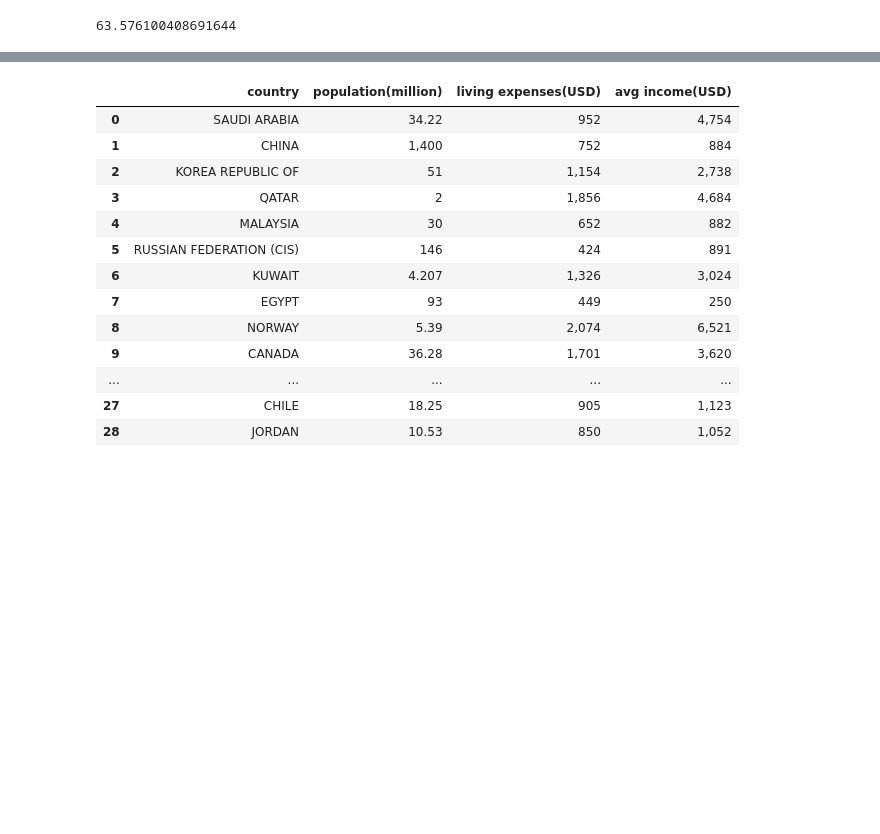
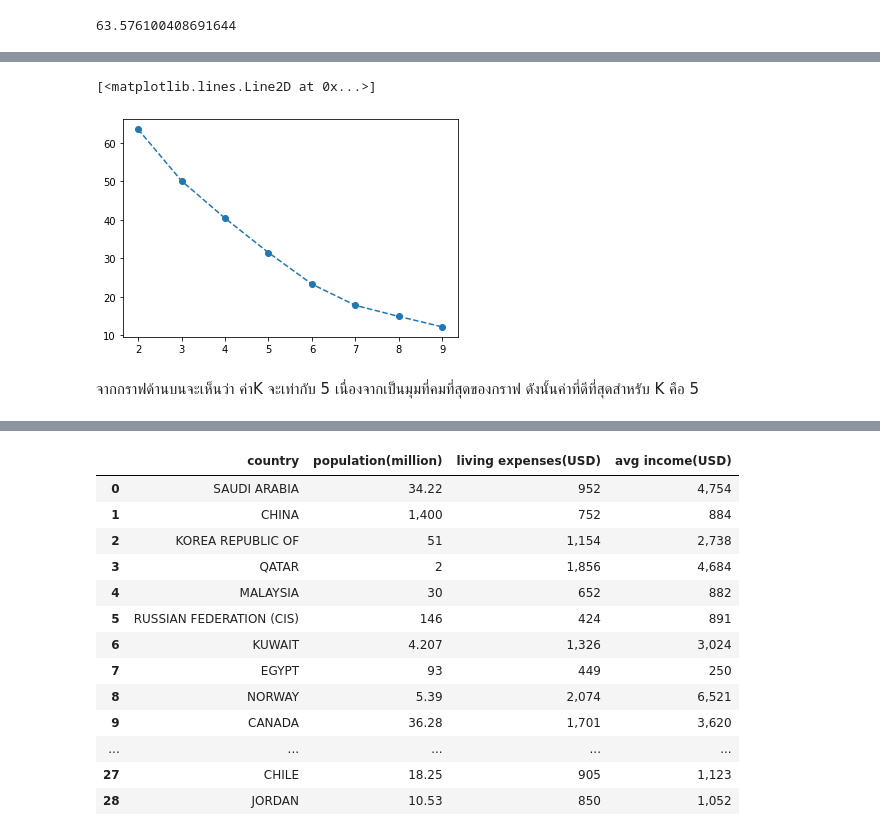
Before and after one commit to khanittha-phusopha/DWDM21, a Jupyter notebook: Project.ipynb, the cells around one changed output, grey strips where cells are left out. Cells and saved outputs as stored; diff of their text form; code cells hidden in the pictures; blank space fills up the shorter version.

```diff
--- a/Project.ipynb
+++ b/Project.ipynb
@@ -690,10 +688,10 @@ array([0, 0, 1, 0, 0, 1, 1, 0, 0, 0, 1, 1, 0, 0, 0, 0, 0, 1, 1, 0, 1, 1,
 # %%
-ssdd=[] #ssdd เซ็ทว่างของปริมาณการนำเข้าสินค้าทางการเกษตร
+Setempy=[] #Setempy เซ็ทว่างของสินค้าทางการเกษตร
 for k in range(2, 10):
     m=KMeans(n_clusters=k)
     m.fit(Xd)
-    ssdd.append([k, m.inertia_])
-ssdd
+    Setempy.append([k, m.inertia_])
+Setempy
 #K-Means จะตัดแบ่ง (Partition) วัตถุออกเป็น K กลุ่ม  และแทนค่าแต่ละกลุ่มด้วยค่าเฉลี่ยของกลุ่ม ซึ่งใช้เป็นจุดศูนย์กลาง (centroid) ของกลุ่มในการวัดระยะห่างของข้อมูลในกลุ่มเดียวกัน
 #สร้าง ssd เป็นเซตว่าง แล้วกำหนดค่า k ตั้งแต่ 2 ถึง 10 จากนั้นทำการวนลูป for เพื่อหาค่า k means ของแต่ละ k
 #จากผลสรุปได้ว่าตารางนี้ควรจัดกลุ่มเป็น 2 กลุ่ม เนื่องจากมีค่า k means สูงที่สุด
@@ -708,0 +707,3 @@ ssdd
+# %%
+xyd= np.array(Setempy) #Setempy เซ็ทว่างของสินค้าทางการเกษตร
+print(xyd) #xyd ตัวแปรของ xy ของการหย่า
@@ -708,0 +719,7 @@ ssdd
+# %%
+plt.plot(xyd[:, 0], xyd[:, 1], linestyle='--', marker='o') #xyd ตัวแปรของ xy ของการหย่า
+# %% [output]
+[<matplotlib.lines.Line2D at 0x...>]
+[figure, added]
+# %% [markdown]
+จากกราฟด้านบนจะเห็นว่า ค่าK จะเท่ากับ 5 เนื่องจากเป็นมุมที่คมที่สุดของกราฟ ดังนั้นค่าที่ดีที่สุดสำหรับ K คือ 5
```
Also changed, not shown: parts of 72 cells of this notebook.
